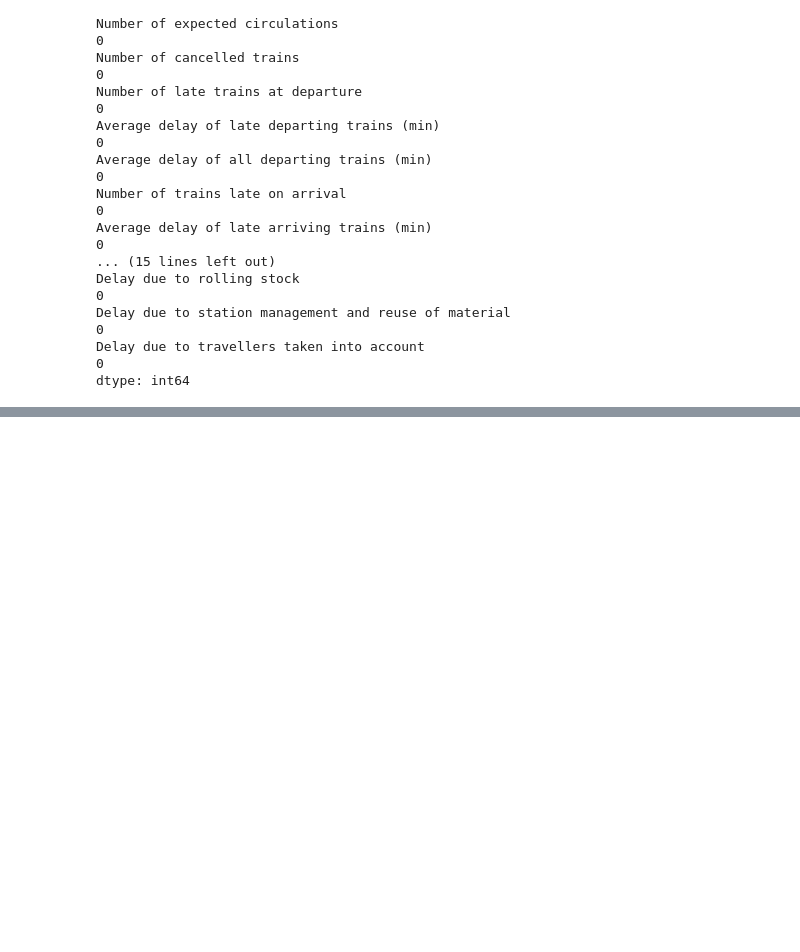
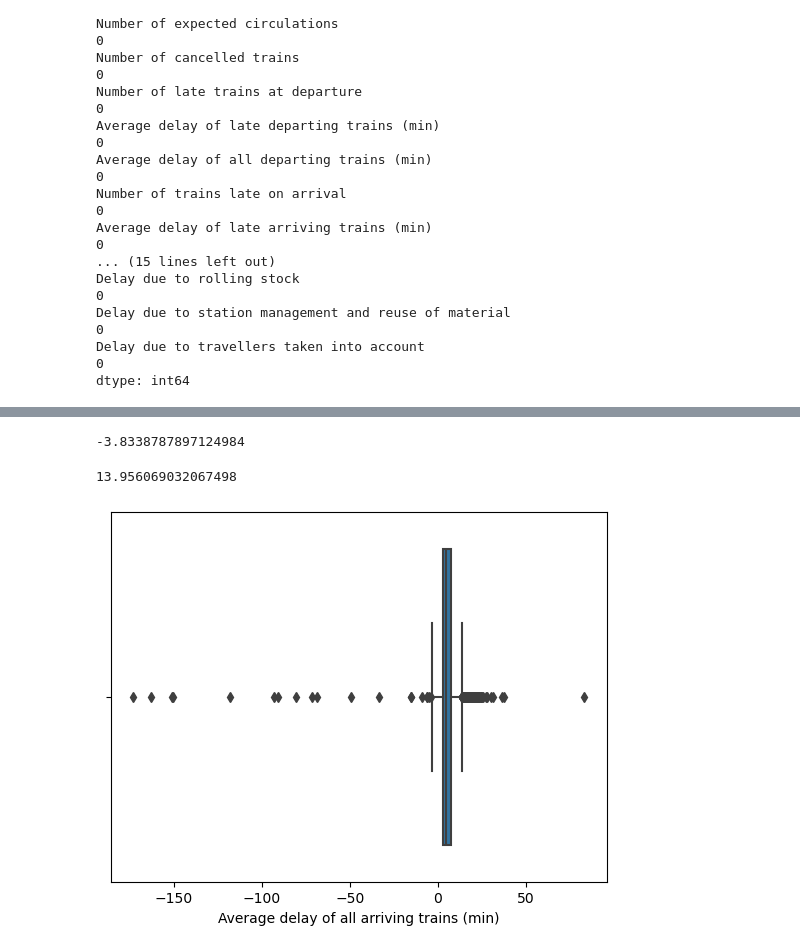
Before and after one commit to infoshareacademy/grupa_BKMMZ, a Jupyter notebook: Python_Project/Trains_Project.ipynb, the cells around one changed output, grey strips where cells are left out. Drawn from its saved outputs; the diff is of its cells as text; code cells hidden in the pictures; blank space fills up the shorter version.

Commit message:
Cleaning

```diff
--- a/Python_Project/Trains_Project.ipynb
+++ b/Python_Project/Trains_Project.ipynb
@@ -234,0 +256,2 @@ df_clean.head()
+# %%
+df_clean['Period'] = pd.to_datetime(df_clean['Period'])
@@ -234,0 +267,15 @@ df_clean.head()
+# %%
+lower = dc.lower_tresh(df_clean['Average delay of all arriving trains (min)'])
+lower
+# %% [output]
+-3.8338787897124984
+# %%
+upper = dc.upper_tresh(df_clean['Average delay of all arriving trains (min)'])
+upper
+# %% [output]
+13.956069032067498
+# %%
+sns.boxplot(data= df_clean, x = 'Average delay of all arriving trains (min)')
+plt.show()
+# %% [output]
+[figure, added]
```
Also changed, not shown: parts of 12 cells of this notebook, 1 other file.
